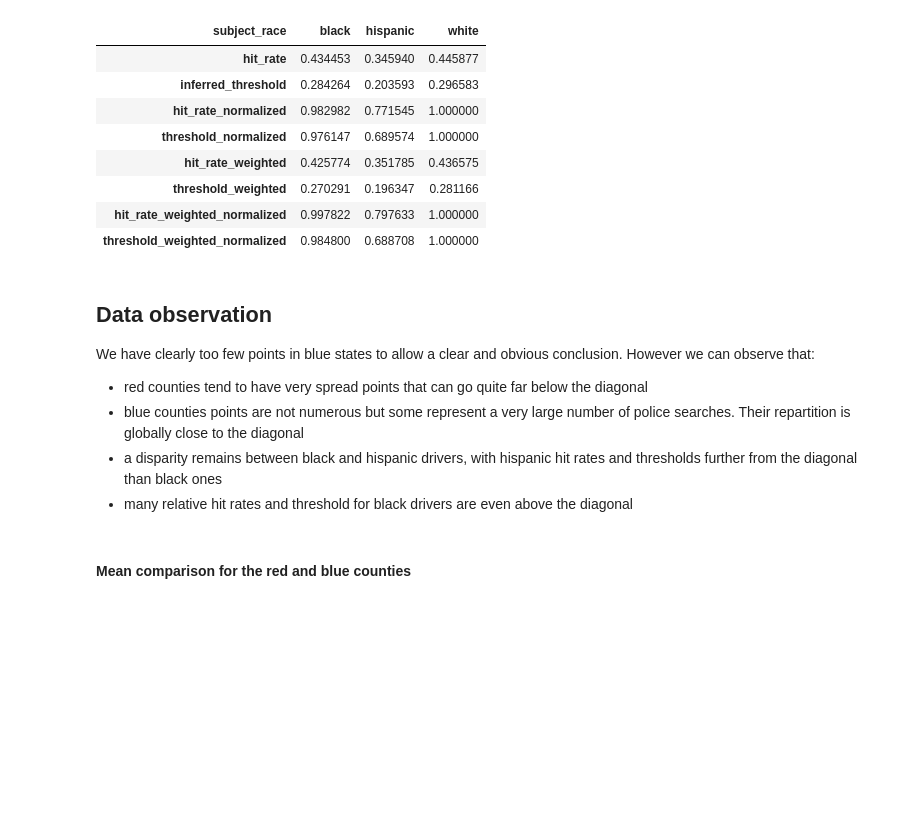
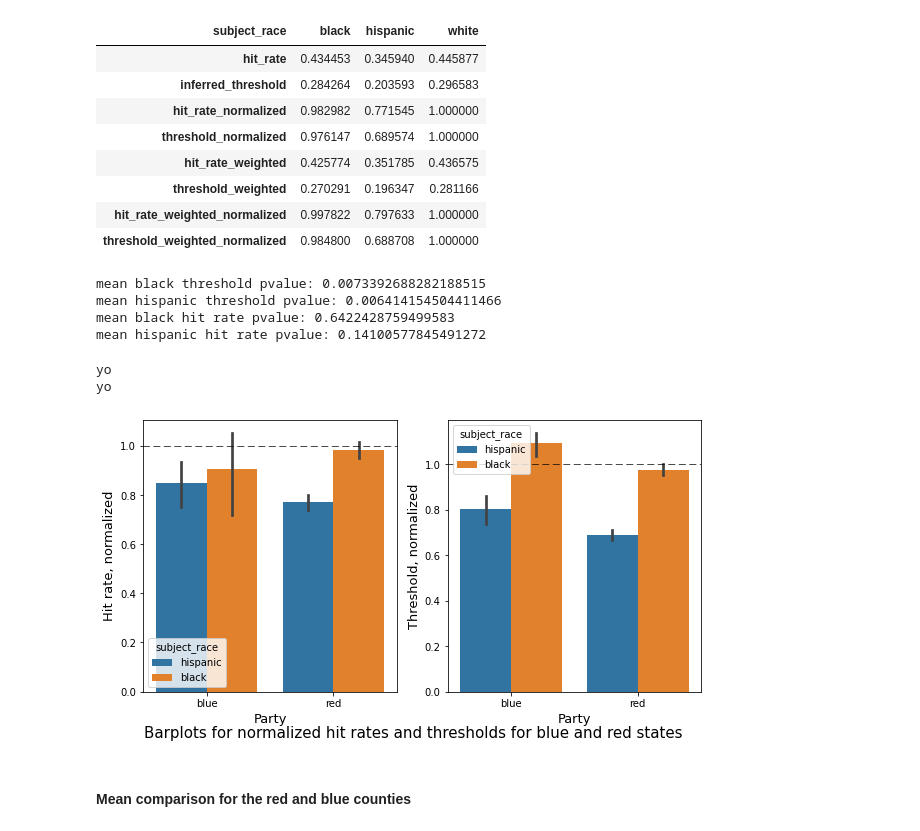
Before and after one commit to epfl-ada/ada-2020-project-milestone-p3-p3_halouma, a Jupyter notebook: extension.ipynb, the cells around one changed output. Drawn from its saved outputs; the diff is of its cells as text; code cells hidden in the pictures; blank space fills up the shorter version.

```diff
--- a/extension.ipynb
+++ b/extension.ipynb
@@ -782,13 +820,41 @@ display_side_by_side(results_blue,results_red)
 | threshold_weighted | 0.270291 | 0.196347 | 0.281166 |
 | hit_rate_weighted_normalized | 0.997822 | 0.797633 | 1.000000 |
 | threshold_weighted_normalized | 0.984800 | 0.688708 | 1.000000 |
-# %% [markdown]
-## Data observation
-We have clearly too few points in blue states to allow a clear and obvious conclusion. However we can observe that:
-- red counties tend to have very spread points that can go quite far below the diagonal
-- blue counties points are not numerous but some represent a very large number of police searches. Their repartition is globally close to the diagonal
-- a disparity remains between black and hispanic drivers, with hispanic hit rates and thresholds further from the diagonal than black ones
-- many relative hit rates and threshold for black drivers are even above the diagonal
+# %%
+print("mean black threshold pvalue:", stats.mannwhitneyu(tx_blue[tx_blue.subject_race == 'black'].threshold_normalized,
+                         tx_red[tx_red.subject_race == 'black'].threshold_normalized, alternative='two-sided')[1])
+print("mean hispanic threshold pvalue:", stats.mannwhitneyu(tx_blue[tx_blue.subject_race == 'hispanic'].threshold_normalized,
+                         tx_red[tx_red.subject_race == 'hispanic'].threshold_normalized, alternative='two-sided')[1])
+
+print("mean black hit rate pvalue:", stats.mannwhitneyu(tx_blue[tx_blue.subject_race == 'black'].hit_rate_normalized,
+                         tx_red[tx_red.subject_race == 'black'].hit_rate_normalized, alternative='two-sided')[1])
+print("mean hispanic hit rate pvalue:",stats.mannwhitneyu(tx_blue[tx_blue.subject_race == 'hispanic'].hit_rate_normalized,
+                         tx_red[tx_red.subject_race == 'hispanic'].hit_rate_normalized, alternative='two-sided')[1])
+# %% [output]
+mean black threshold pvalue: 0.0073392688282188515
+mean hispanic threshold pvalue: 0.006414154504411466
+mean black hit rate pvalue: 0.6422428759499583
+mean hispanic hit rate pvalue: 0.14100577845491272
+# %%
+# prepare data
+data = pd.concat([tx_blue.set_index(['subject_race']).loc[['black','hispanic']],tx_red.set_index(['subject_race']).loc[['black','hispanic']]])
+
+# prepare arguments to plotting function
+methods = ["hit_rate_normalized", "threshold_normalized"]
+ylim = [[0,1.25], [0,1.05]]
+ylab = ["Hit rate, normalized", "Threshold, normalized"]
+
+fig, axs = plt.subplots(1,2,figsize=(10,5))
+plt.suptitle("Barplots for normalized hit rates and thresholds for blue and red states", size=15, y=0.03)
+for i in range(2):
+    sns.barplot(x = "party", y = methods[i], hue = data.index, hue_order = ['hispanic','black'], data = data, ax = axs[i])
+    axs[i].set_xlabel('Party', fontsize = 13)
+    axs[i].set_ylabel(ylab[i], fontsize = 13)
+    axs[i].axhline(y=1, ls = (1, (10,5)), color = 'black', lw = 0.7)
+# %% [output]
+yo
+yo
+[figure, added]
 # %% [markdown]
 #### Mean comparison for the red and blue counties
 # %%
```
Also changed, not shown: parts of 26 cells of this notebook.
